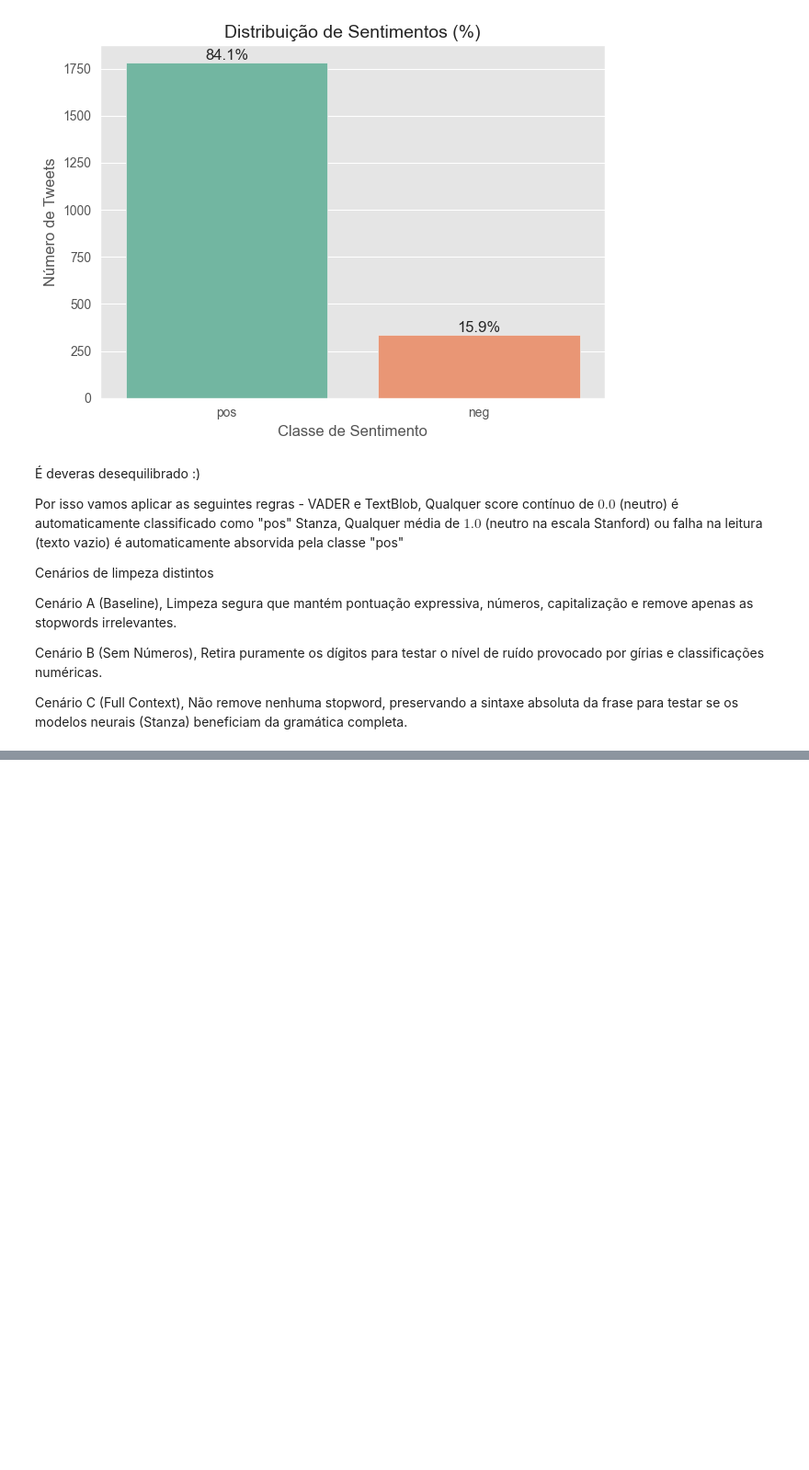
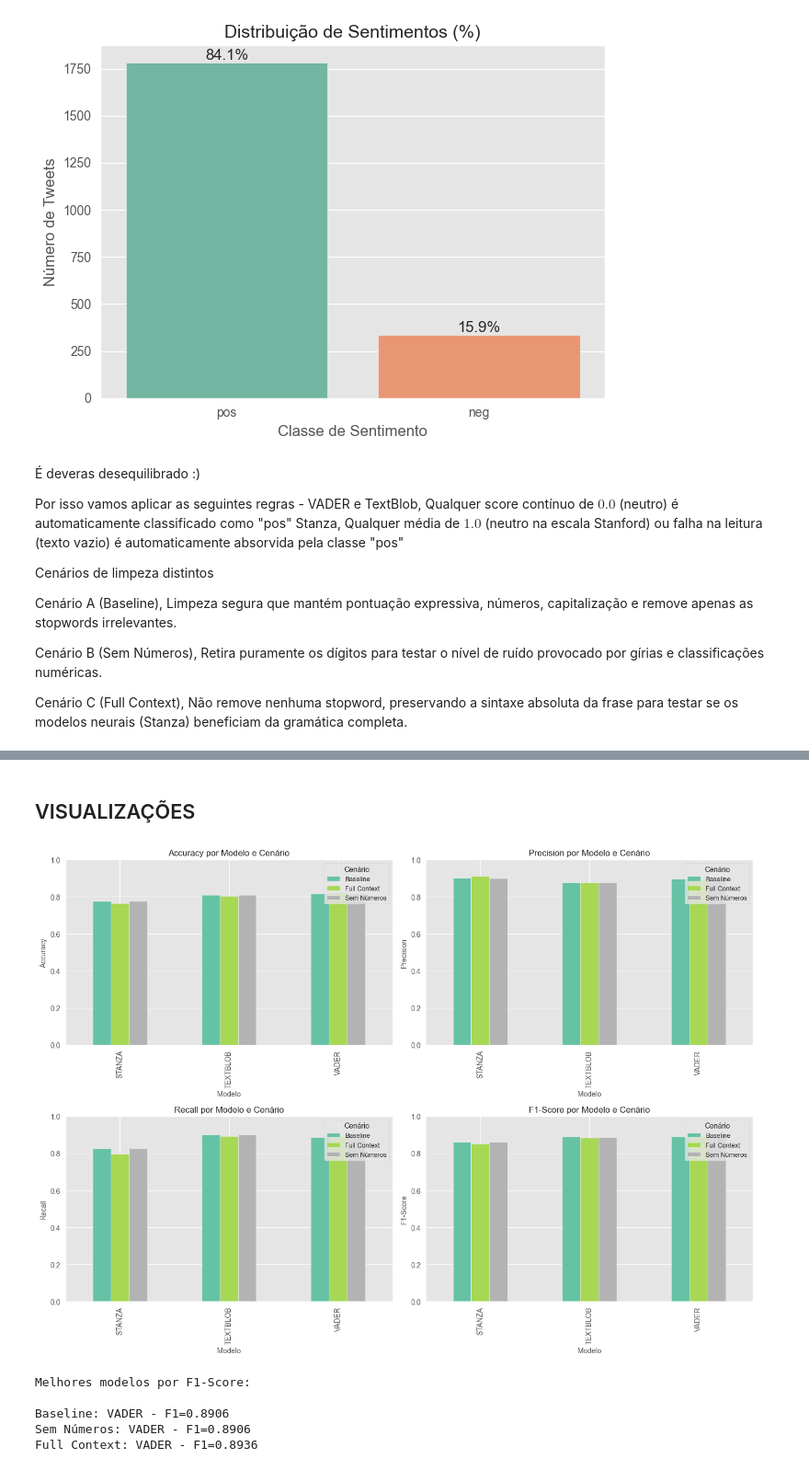
Before and after one commit to fernandorocha23/text_mining, a Jupyter notebook: project/Início.ipynb, the cells around one changed output, grey strips where cells are left out. Shown at 92% size. Cells and saved outputs as stored; diff of their text form; code cells hidden in the pictures; blank space fills up the shorter version.

```diff
--- a/project/Início.ipynb
+++ b/project/Início.ipynb
@@ -211,0 +218,7 @@ df_test['text_full_context'] = df_test['text'].apply(prep_full_context)
+# %%
+# Inicializar modelos
+analyzer_vader = SentimentIntensityAnalyzer()
+
+# Download Stanza model (só precisa fazer uma vez)
+# stanza.download('en')
+nlp_stanza = stanza.Pipeline('en', processors='tokenize,sentiment', verbose=False)
@@ -211,0 +307,16 @@ df_test['text_full_context'] = df_test['text'].apply(prep_full_context)
+# %%
+# Função para calcular métricas
+def avaliar_modelo(y_true, y_pred, nome_modelo, nome_cenario):
+    acc = accuracy_score(y_true, y_pred)
+    prec = precision_score(y_true, y_pred, pos_label='pos', zero_division=0)
+    rec = recall_score(y_true, y_pred, pos_label='pos', zero_division=0)
+    f1 = f1_score(y_true, y_pred, pos_label='pos', zero_division=0)
+
+    return {
+        'Cenário': nome_cenario,
+        'Modelo': nome_modelo,
+        'Accuracy': acc,
+        'Precision': prec,
+        'Recall': rec,
+        'F1-Score': f1
+    }
@@ -211,0 +361,37 @@ df_test['text_full_context'] = df_test['text'].apply(prep_full_context)
+# %% [markdown]
+## VISUALIZAÇÕES
+# %%
+# Comparação por modelo
+fig, axes = plt.subplots(2, 2, figsize=(14, 10))
+
+metricas = ['Accuracy', 'Precision', 'Recall', 'F1-Score']
+
+for idx, metrica in enumerate(metricas):
+    ax = axes[idx // 2, idx % 2]
+
+    pivot = df_resultados.pivot(index='Modelo', columns='Cenário', values=metrica)
+    pivot.plot(kind='bar', ax=ax, colormap='Set2')
+
+    ax.set_title(f'{metrica} por Modelo e Cenário', fontsize=12)
+    ax.set_ylabel(metrica, fontsize=10)
+    ax.set_xlabel('Modelo', fontsize=10)
+    ax.legend(title='Cenário', fontsize=9)
+    ax.set_ylim([0, 1])
+
+plt.tight_layout()
+plt.savefig('comparacao_modelos_lexicos.png', dpi=300, bbox_inches='tight')
+plt.show()
+# %% [output]
+[figure, added]
+# %%
+# Melhor modelo por cenário
+print("Melhores modelos por F1-Score:\n")
+for cenario_nome in nomes_cenarios.values():
+    melhor = df_resultados[df_resultados['Cenário'] == cenario_nome].nlargest(1, 'F1-Score')
+    print(f"{cenario_nome}: {melhor['Modelo'].values[0]} - F1={melhor['F1-Score'].values[0]:.4f}")
+# %% [output]
+Melhores modelos por F1-Score:
+
+Baseline: VADER - F1=0.8906
+Sem Números: VADER - F1=0.8906
+Full Context: VADER - F1=0.8936
```
Also changed, not shown: parts of 10 cells of this notebook, 1 other file.
